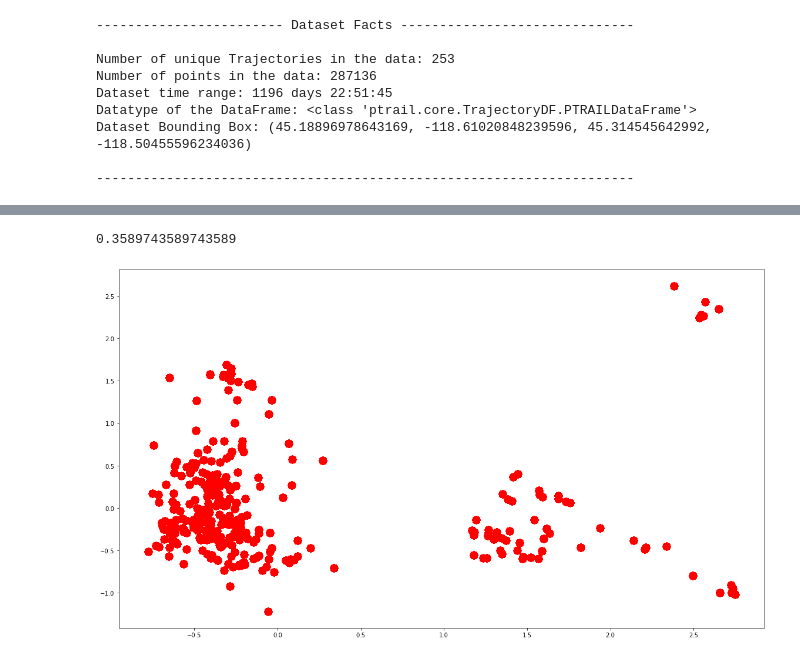
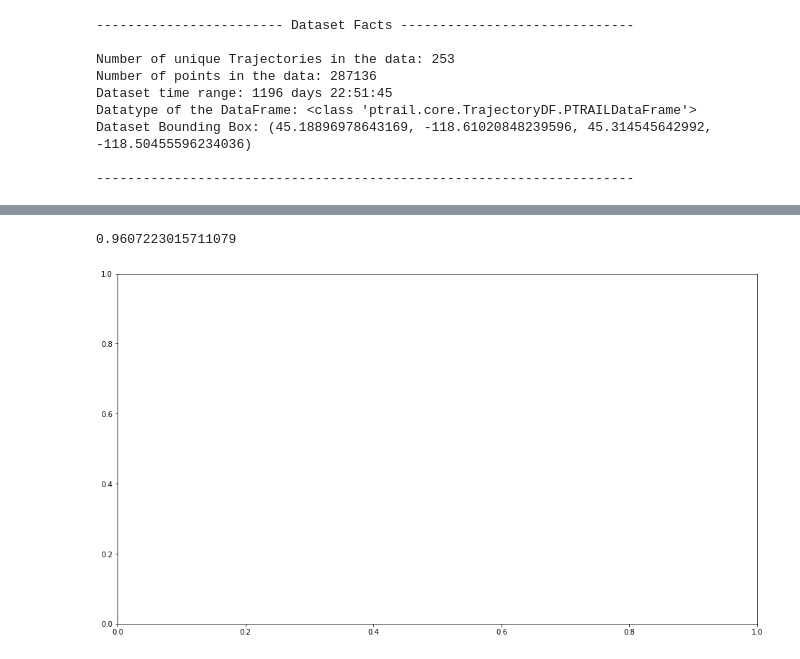
Before and after one commit to YakshHaranwala/AugmenTRAJ, a Jupyter notebook: Notebooks/Test.ipynb, the cells around one changed output, grey strips where cells are left out. Drawn from its saved outputs; the diff is of its cells as text; code cells hidden in the pictures.

Commit message:
Continued the work on AugmentTraj and experimental notebook. Discovered that the structure is not ideal, need to change it.

```diff
--- a/Notebooks/Test.ipynb
+++ b/Notebooks/Test.ipynb
@@ -130,33 +137,33 @@ pivoted_test
 # %%
 # Predicting the results for the original dataset.
 fig, ax = plt.subplots(1, 1, figsize=(16, 9))
 model = RandomForestClassifier()
 scaler = MinMaxScaler(feature_range=(0, 1))
 pca = PCA(n_components=2)
 
 
 X_train, Y_train = pivoted_train.drop(columns=['Species']), pivoted_train['Species']
 X_test, Y_test = pivoted_test.drop(columns=['Species']), pivoted_test['Species']
 
 scaled_trainX = scaler.fit_transform(X_train)
 scaled_testX = scaler.fit_transform(X_test)
 pcaXTrain = pca.fit_transform(scaled_trainX)
 pcaXTest = pca.fit_transform(scaled_testX)
-for i in range(len(pcaXTrain)):
-    if 'aug' in X_train.reset_index().iloc[i].traj_id:
-        ax.scatter(pcaXTrain[:, 0], pcaXTrain[:, 1], c='green')
-    else:
-        ax.scatter(pcaXTrain[:, 0], pcaXTrain[:, 1], c='red', s=150)
+# for i in range(len(pcaXTrain)):
+#     if 'aug' in X_train.reset_index().iloc[i].traj_id:
+#         ax.scatter(pcaXTrain[:, 0], pcaXTrain[:, 1], c='green', s=225)
+#     else:
+#         ax.scatter(pcaXTrain[:, 0], pcaXTrain[:, 1], c='red', s=150)
 
 
 
 
-model.fit(pcaXTrain, Y_train)
+model.fit(X_train, Y_train)
 
-predicted = model.predict(pcaXTest)
+predicted = model.predict(X_test)
 prediction_score = f1_score(list(Y_test), list(predicted), average='weighted')
 print(prediction_score)
-fig.tight_layout()
+# fig.tight_layout()
 # %% [output]
-0.3589743589743589
+0.9607223015711079
-[figure, old version]
+[figure, new version]
```
Also changed, not shown: parts of 4 cells of this notebook.
